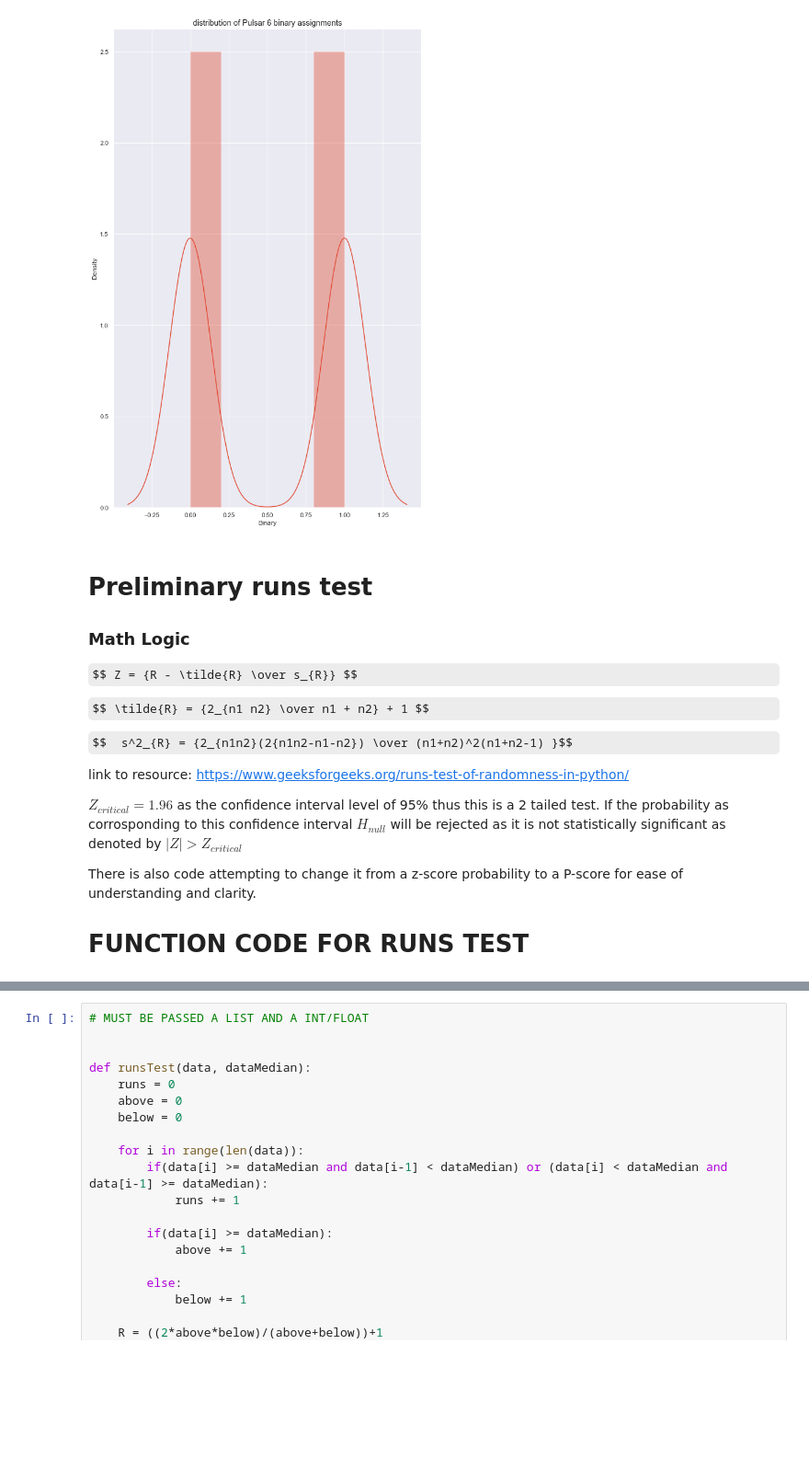
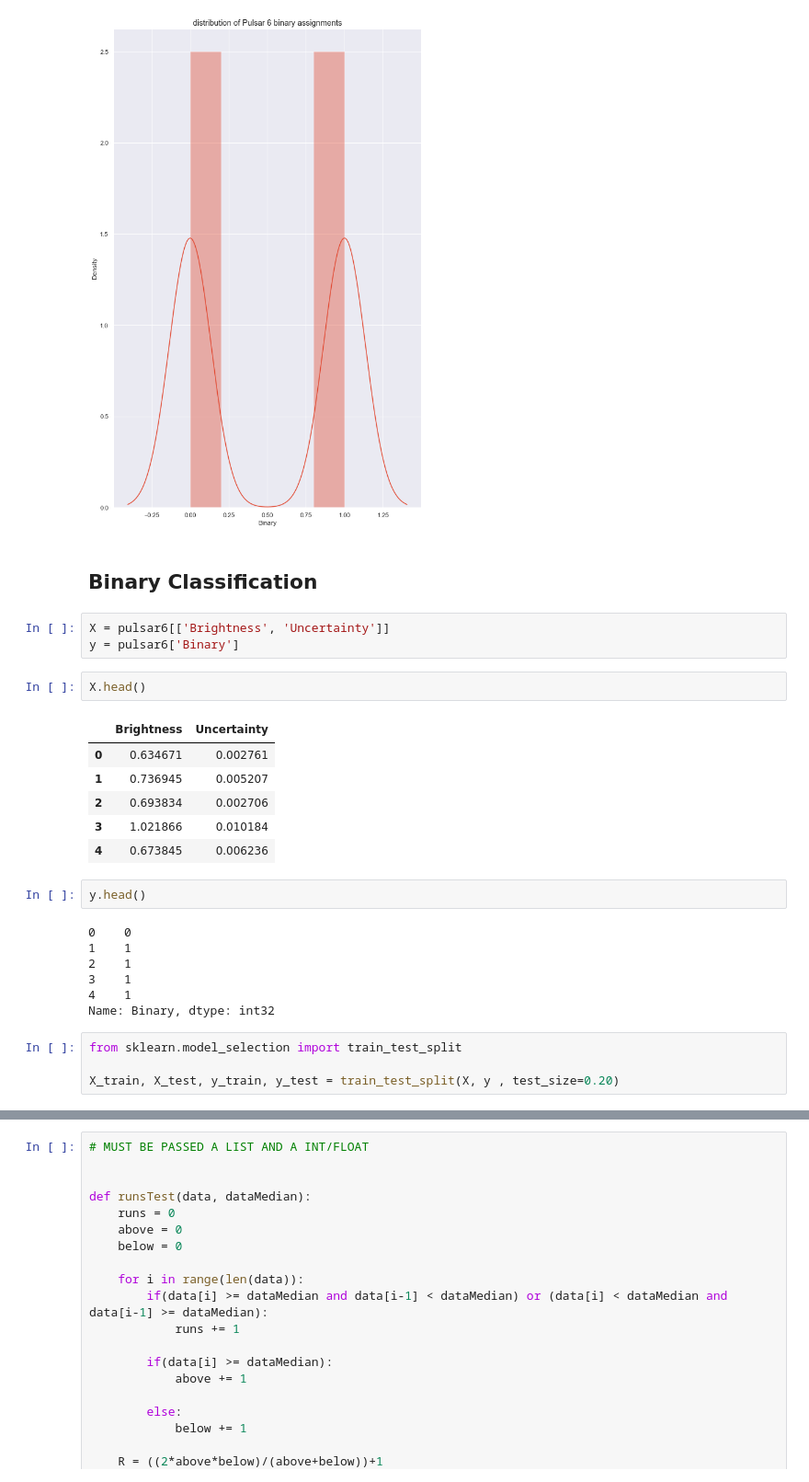
Before and after one commit to doughnutgod/PulsarPioneers, a Jupyter notebook: pulsar6.ipynb, the cells around one changed output, grey strips where cells are left out. Shown at 92% size. Drawn from its saved outputs; the diff is of its cells as text; some formulas as TeX source; blank space fills up the shorter version.

Commit message:
added logistic model

```diff
--- a/pulsar6.ipynb
+++ b/pulsar6.ipynb
@@ -270,20 +270,30 @@ plt.title("distribution of Pulsar 6 binary assignments")
 # %% [output]
 Text(0.5, 1.0, 'distribution of Pulsar 6 binary assignments')
 [figure]
-# %% [markdown]
-# Preliminary runs test
-### Math Logic
-
-$$ Z = {R - \tilde{R} \over s_{R}} $$
-
-$$ \tilde{R} = {2_{n1 n2} \over n1 + n2} + 1 $$
-
-$$  s^2_{R} = {2_{n1n2}(2{n1n2-n1-n2}) \over (n1+n2)^2(n1+n2-1) }$$
-
-link to resource: https://www.geeksforgeeks.org/runs-test-of-randomness-in-python/
-
-$ Z_{critical} = 1.96 $ as the confidence interval level of 95% thus this is a 2 tailed test. If the probability as corrosponding to this confidence interval $ H_{null} $ will be rejected as it is not statistically significant as denoted by $|Z| > Z_{critical} $
-
-There is also code attempting to change it from a z-score probability to a P-score for ease of understanding and clarity.
-
-# FUNCTION CODE FOR RUNS TEST
+# %% [markdown]
+## Binary Classification
+# %%
+X = pulsar6[['Brightness', 'Uncertainty']]
+y = pulsar6['Binary']
+# %%
+X.head()
+# %% [output]
+|  | Brightness | Uncertainty |
+| 0 | 0.634671 | 0.002761 |
+| 1 | 0.736945 | 0.005207 |
+| 2 | 0.693834 | 0.002706 |
+| 3 | 1.021866 | 0.010184 |
+| 4 | 0.673845 | 0.006236 |
+# %%
+y.head()
+# %% [output]
+0    0
+1    1
+2    1
+3    1
+4    1
+Name: Binary, dtype: int32
+# %%
+from sklearn.model_selection import train_test_split
+
+X_train, X_test, y_train, y_test = train_test_split(X, y , test_size=0.20)
```
Also changed, not shown: parts of 6 cells of this notebook.
